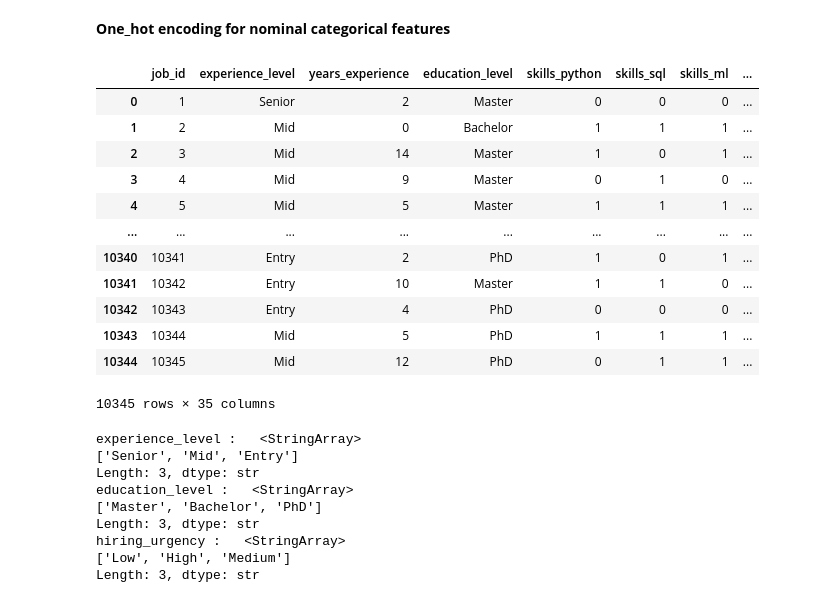
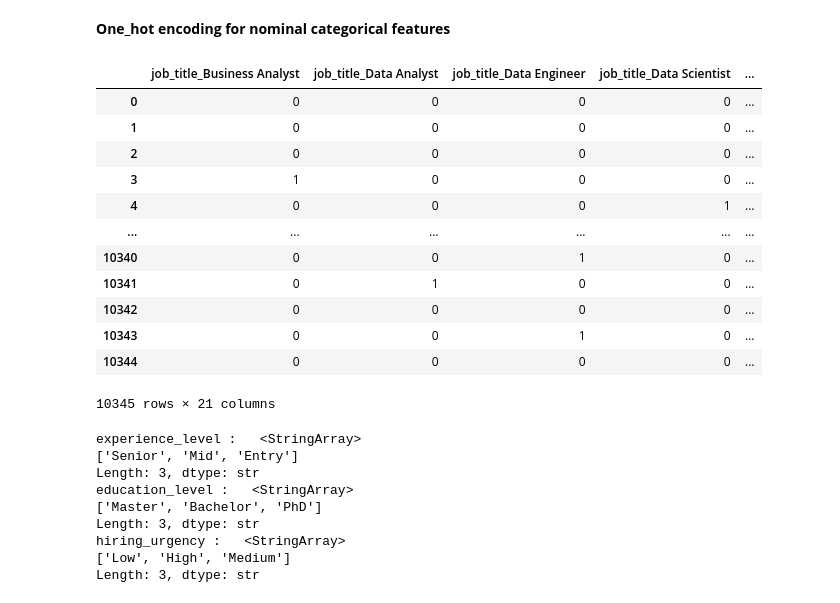
Before and after one commit to AsokTamang/Data_science, a Jupyter notebook: notebook/model_trainer.ipynb, the cells around one changed output. Cells and saved outputs as stored; diff of their text form; code cells hidden in the pictures.

```diff
--- a/notebook/model_trainer.ipynb
+++ b/notebook/model_trainer.ipynb
@@ -89,22 +52,22 @@ ordinal_categorical_features = ['experience_level','education_level','hiring_urg
 # %% [markdown]
 **One_hot encoding for nominal categorical features**
 # %%
-X_nominal_encoded = pd.get_dummies(data=df,columns=nominal_categorical_features,drop_first=True)
+X_nominal_encoded = pd.get_dummies(data=df[nominal_categorical_features],columns=nominal_categorical_features,drop_first=True,dtype=int)
 X_nominal_encoded
 # %% [output]
-|  | job_id | experience_level | years_experience | education_level | skills_python | skills_sql | skills_ml | ... |
-| 0 | 1 | Senior | 2 | Master | 0 | 0 | 0 | ... |
-| 1 | 2 | Mid | 0 | Bachelor | 1 | 1 | 1 | ... |
-| 2 | 3 | Mid | 14 | Master | 1 | 0 | 1 | ... |
-| 3 | 4 | Mid | 9 | Master | 0 | 1 | 0 | ... |
-| 4 | 5 | Mid | 5 | Master | 1 | 1 | 1 | ... |
-| ... | ... | ... | ... | ... | ... | ... | ... | ... |
-| 10340 | 10341 | Entry | 2 | PhD | 1 | 0 | 1 | ... |
-| 10341 | 10342 | Entry | 10 | Master | 1 | 1 | 0 | ... |
-| 10342 | 10343 | Entry | 4 | PhD | 0 | 0 | 0 | ... |
-| 10343 | 10344 | Mid | 5 | PhD | 1 | 1 | 1 | ... |
-| 10344 | 10345 | Mid | 12 | PhD | 0 | 1 | 1 | ... |
+|  | job_title_Business Analyst | job_title_Data Analyst | job_title_Data Engineer | job_title_Data Scientist | ... |
+| 0 | 0 | 0 | 0 | 0 | ... |
+| 1 | 0 | 0 | 0 | 0 | ... |
+| 2 | 0 | 0 | 0 | 0 | ... |
+| 3 | 1 | 0 | 0 | 0 | ... |
+| 4 | 0 | 0 | 0 | 1 | ... |
+| ... | ... | ... | ... | ... | ... |
+| 10340 | 0 | 0 | 1 | 0 | ... |
+| 10341 | 0 | 1 | 0 | 0 | ... |
+| 10342 | 0 | 0 | 0 | 0 | ... |
+| 10343 | 0 | 0 | 1 | 0 | ... |
+| 10344 | 0 | 0 | 0 | 0 | ... |
-10345 rows × 35 columns
+10345 rows × 21 columns
 # %%
 for feature in ordinal_categorical_features:
     print(f'{feature} :   {df[feature].unique()}')
```
Also changed, not shown: parts of 24 cells of this notebook, 1 other file.
